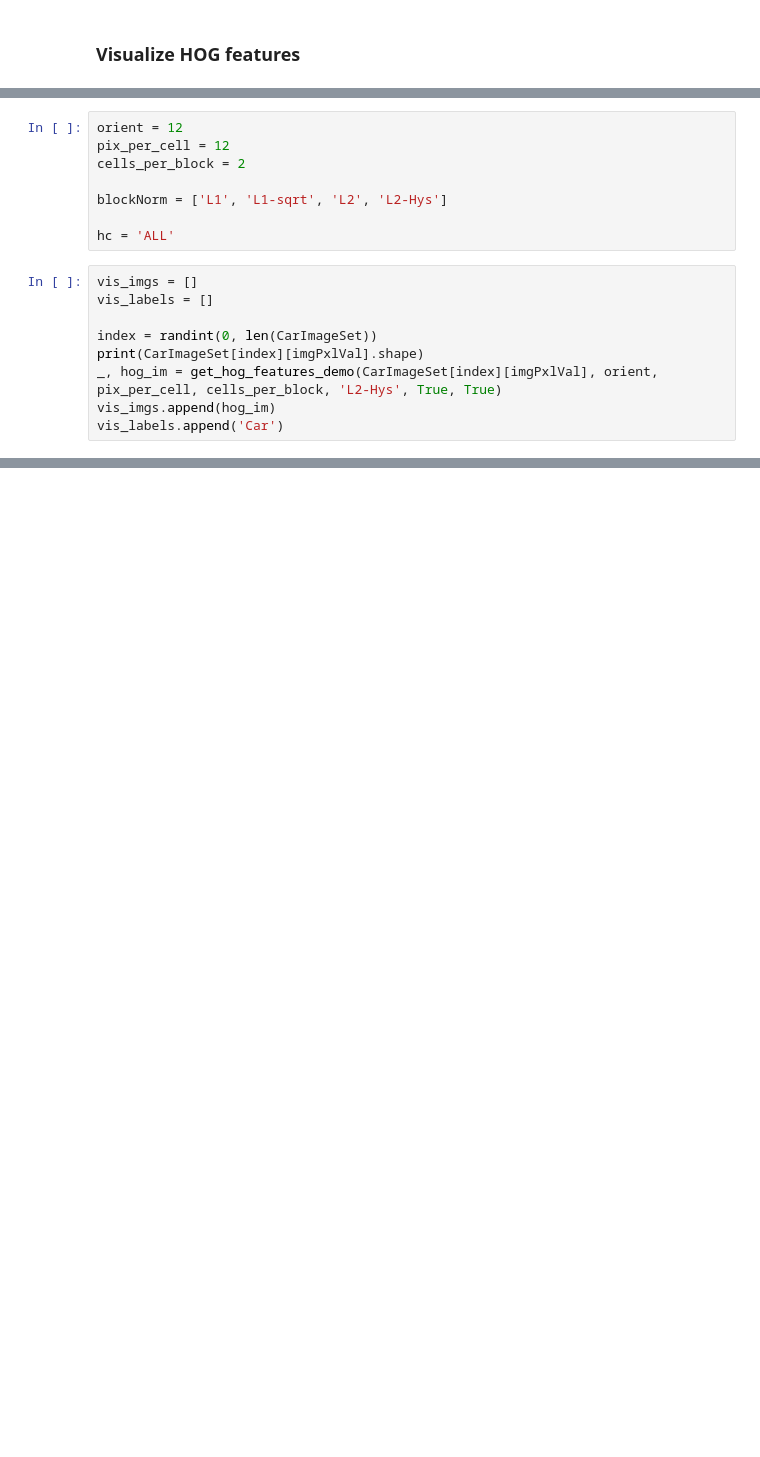
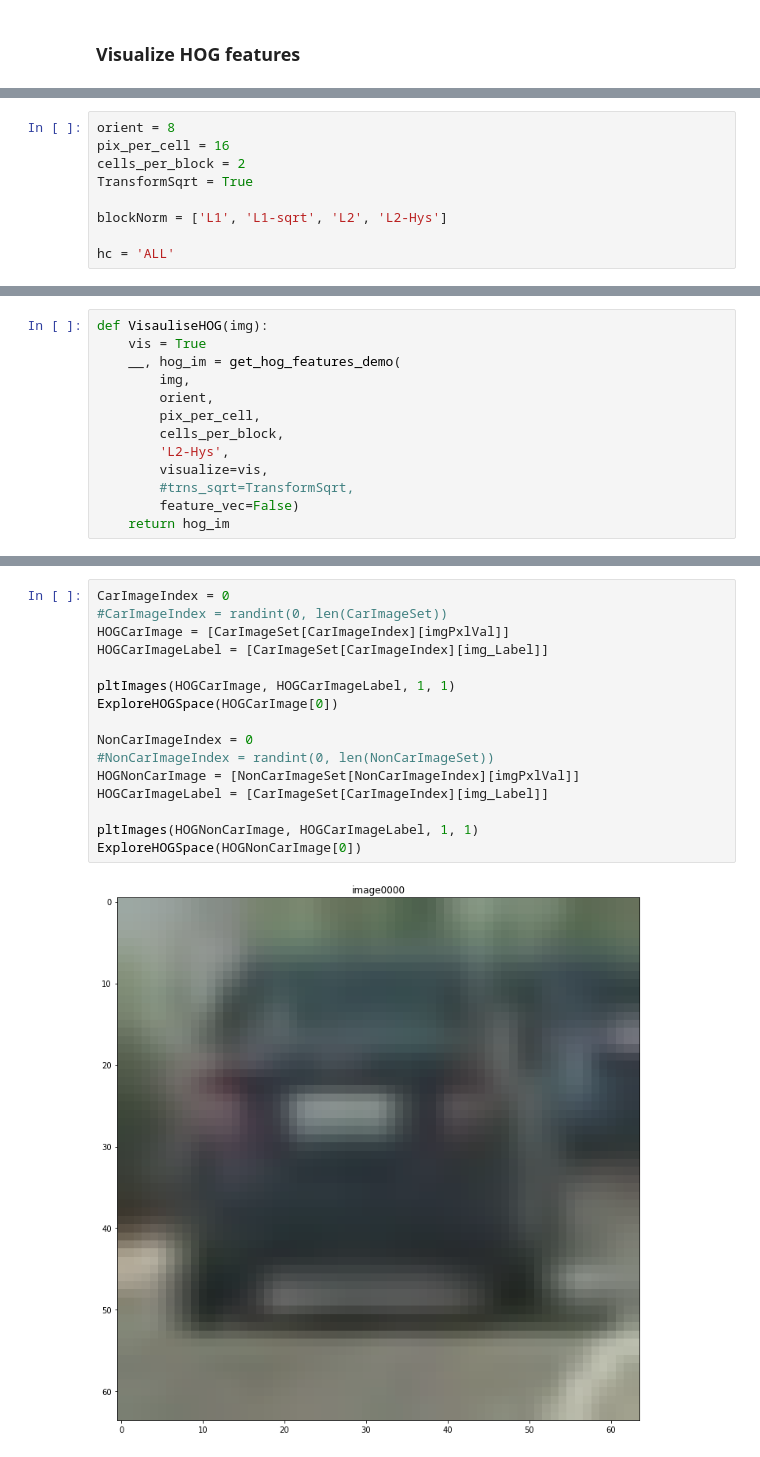
Before and after one commit to eslamsherif/CarND_Project05VehicleDetectionAndTracking, a Jupyter notebook: Vehicle Detection and Tracking Project.ipynb, the cells around one changed output, grey strips where cells are left out. Drawn from its saved outputs; the diff is of its cells as text; blank space fills up the shorter version.

```diff
--- a/Vehicle Detection and Tracking Project.ipynb
+++ b/Vehicle Detection and Tracking Project.ipynb
@@ -328,17 +345,9 @@ def get_hog_features_demo(img, orient, pix_per_cell, cell_per_block, block_norm,
 # %%
-orient = 12
-pix_per_cell = 12
+orient = 8
+pix_per_cell = 16
 cells_per_block = 2
+TransformSqrt = True
 
 blockNorm = ['L1', 'L1-sqrt', 'L2', 'L2-Hys']
 
 hc = 'ALL'
-# %%
-vis_imgs = []
-vis_labels = []
-
-index = randint(0, len(CarImageSet))
-print(CarImageSet[index][imgPxlVal].shape)
-_, hog_im = get_hog_features_demo(CarImageSet[index][imgPxlVal], orient, pix_per_cell, cells_per_block, 'L2-Hys', True, True)
-vis_imgs.append(hog_im)
-vis_labels.append('Car')
@@ -347,0 +354,13 @@ NameError: name '_hoghistogram' is not defined
+# %%
+def VisauliseHOG(img):
+    vis = True
+    __, hog_im = get_hog_features_demo(
+        img,
+        orient,
+        pix_per_cell,
+        cells_per_block,
+        'L2-Hys',
+        visualize=vis,
+        #trns_sqrt=TransformSqrt,
+        feature_vec=False)
+    return hog_im
@@ -347,0 +432,18 @@ NameError: name '_hoghistogram' is not defined
+# %%
+CarImageIndex = 0
+#CarImageIndex = randint(0, len(CarImageSet))
+HOGCarImage = [CarImageSet[CarImageIndex][imgPxlVal]]
+HOGCarImageLabel = [CarImageSet[CarImageIndex][img_Label]]
+
+pltImages(HOGCarImage, HOGCarImageLabel, 1, 1)
+ExploreHOGSpace(HOGCarImage[0])
+
+NonCarImageIndex = 0
+#NonCarImageIndex = randint(0, len(NonCarImageSet))
+HOGNonCarImage = [NonCarImageSet[NonCarImageIndex][imgPxlVal]]
+HOGCarImageLabel = [CarImageSet[CarImageIndex][img_Label]]
+
+pltImages(HOGNonCarImage, HOGCarImageLabel, 1, 1)
+ExploreHOGSpace(HOGNonCarImage[0])
+# %% [output]
+[figure, added]
```
Also changed, not shown: parts of 12 cells of this notebook.
